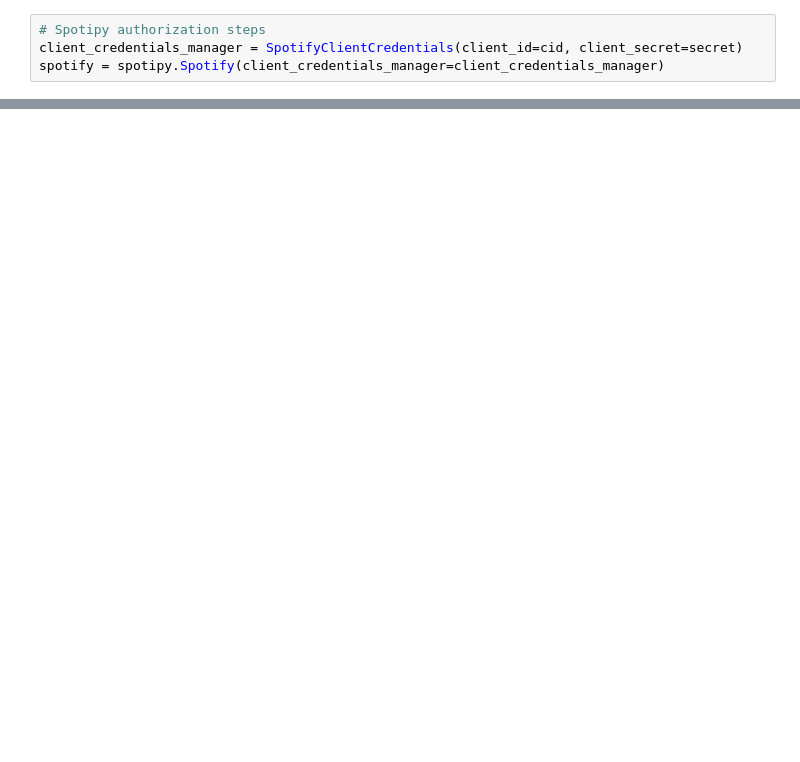
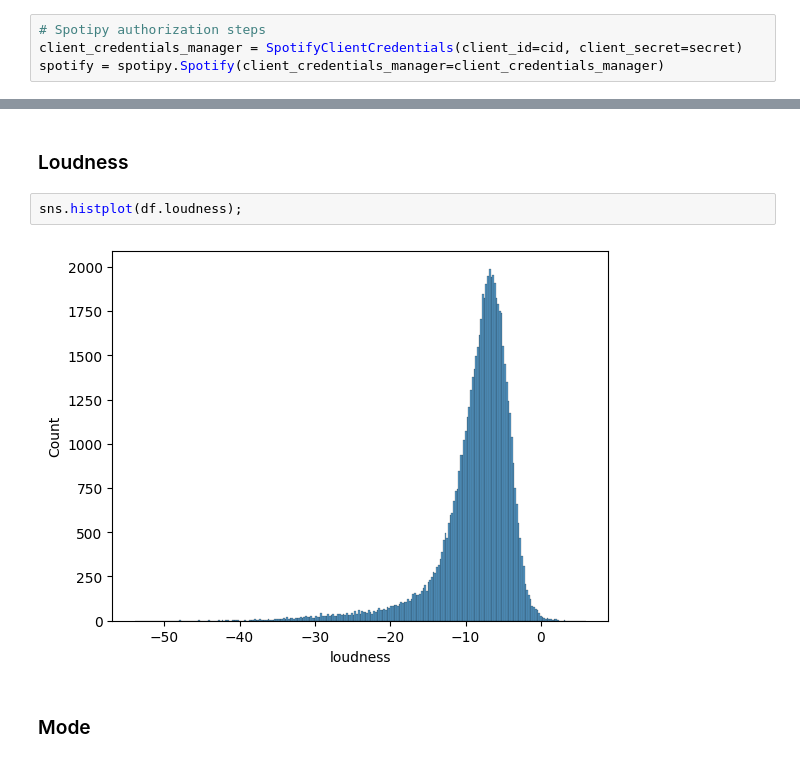
Before and after one commit to dermothethird/Spotify_Hit_Prediction, a Jupyter notebook: Working_Notebook.ipynb, the cells around one changed output, grey strips where cells are left out. Drawn from its saved outputs; the diff is of its cells as text; blank space fills up the shorter version.

```diff
--- a/Working_Notebook.ipynb
+++ b/Working_Notebook.ipynb
@@ -153,0 +175,8 @@ Questions to consider:
+# %% [markdown]
+### Loudness
+# %%
+sns.histplot(df.loudness);
+# %% [output]
+[figure, added]
+# %% [markdown]
+### Mode
```
Also changed, not shown: parts of 107 cells of this notebook, 6 other files.
